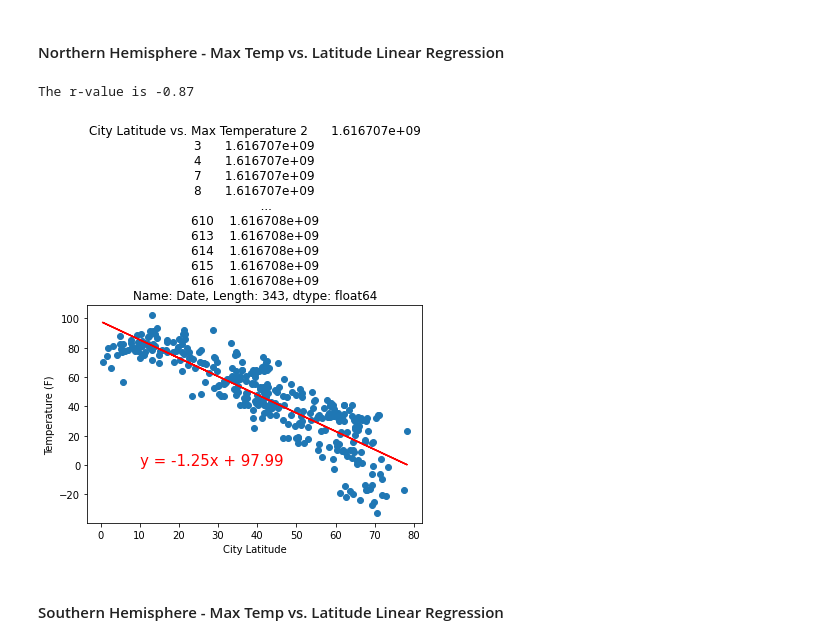
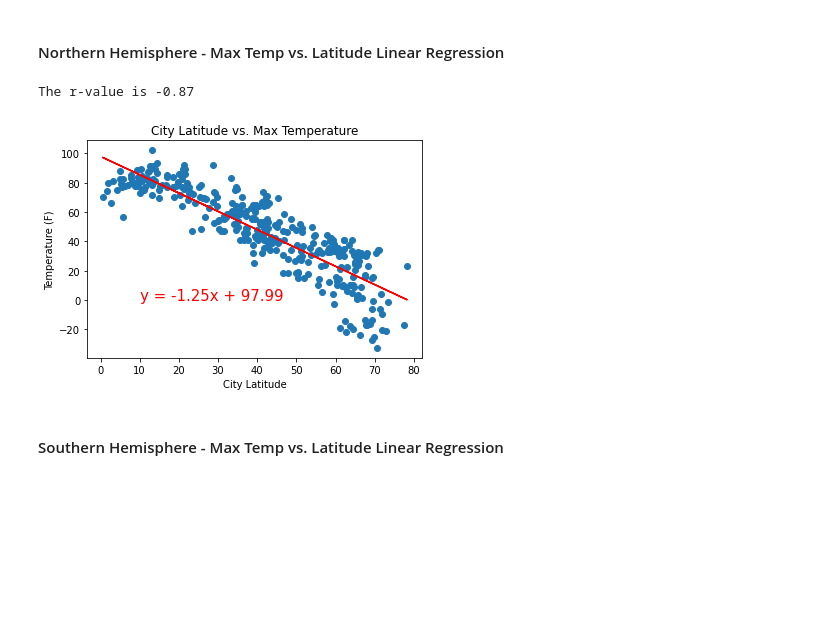
Before and after one commit to sieiden/python_api_challenge, a Jupyter notebook: WeatherPy .ipynb, the cells around one changed output. Saved outputs shown, nothing was run; the diff lists cells and outputs as text; code cells hidden in the pictures; blank space fills up the shorter version.

Commit message:
cleaned data plots

```diff
--- a/WeatherPy .ipynb
+++ b/WeatherPy .ipynb
@@ -256,22 +256,21 @@ southern_hemisphere_df = clean_city_data.loc[clean_city_data["Lat"]<0]
 # %%
 correlation = st.pearsonr(northern_hemisphere_df["Lat"],northern_hemisphere_df["Max Temp"])
 print(f"The r-value is {round(correlation[0],2)}")
-date = northern_hemisphere_df["Date"]
 x_values = northern_hemisphere_df["Lat"]
 y_values =  northern_hemisphere_df["Max Temp"]
 (slope, intercept, rvalue, pvalue, stderr) = linregress(x_values, y_values)
 regress_values = x_values * slope + intercept
 line_eq = "y = " + str(round(slope,2)) + "x + " + str(round(intercept,2))
 plt.scatter(x_values,y_values)
 plt.plot(x_values,regress_values,"r-")
 plt.annotate(line_eq,(10,0),fontsize=15,color="red")
 plt.xlabel('City Latitude')
 plt.ylabel('Temperature (F)')
-plt.title(f"City Latitude vs. Max Temperature {date}");
+plt.title(f"City Latitude vs. Max Temperature");
 plt.show()
 # %% [output]
 The r-value is -0.87
-[figure, old version]
+[figure, new version]
 # %% [markdown]
 ####  Southern Hemisphere - Max Temp vs. Latitude Linear Regression
 # %%
```
Also changed, not shown: parts of 7 cells of this notebook.
